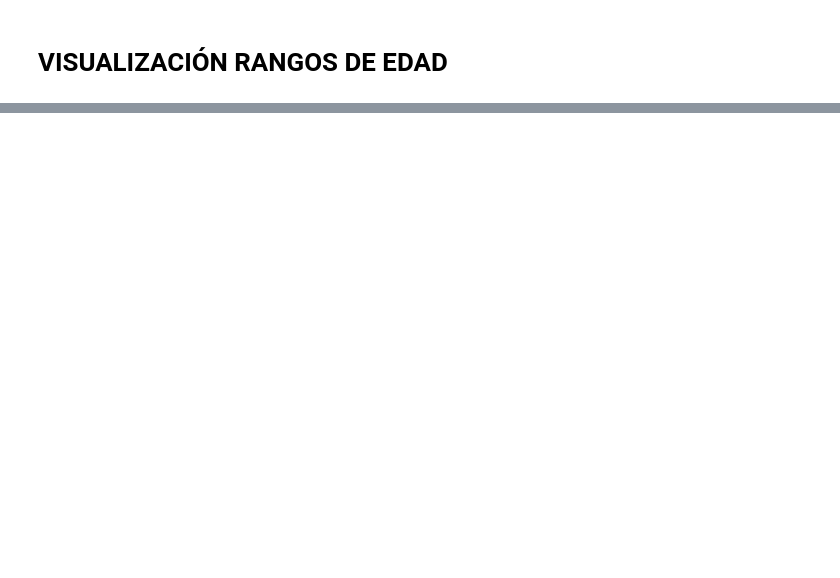
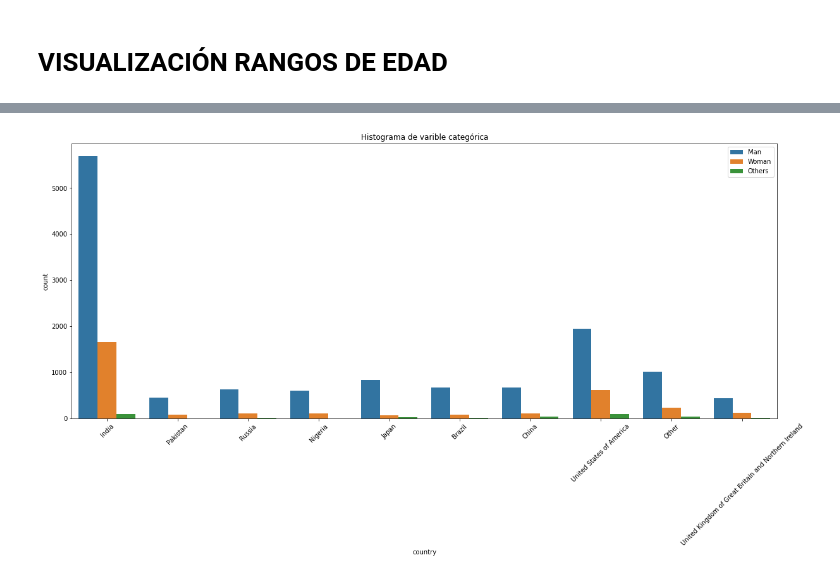
Before and after one commit to Adalab/project-da-promo-A-module-2-team-1-, a Jupyter notebook: limpieza/prueba_visualizacion.ipynb, the cells around one changed output, grey strips where cells are left out. Drawn from its saved outputs; the diff is of its cells as text; code cells hidden in the pictures; blank space fills up the shorter version.

```diff
--- a/limpieza/prueba_visualizacion.ipynb
+++ b/limpieza/prueba_visualizacion.ipynb
@@ -48,0 +61,6 @@ fig = sns.histplot(x = "age", data = df,hue = 'gender')
+# %%
+paises_primeros = df.stb.freq(['country'])[0:10]
+paises_primeros
+
+paises_10 = df[df["country"].isin(paises_primeros["country"])]
+paises_10
@@ -48,0 +81,10 @@ fig = sns.histplot(x = "age", data = df,hue = 'gender')
+# %%
+plt.figure(figsize =(20,8))
+fig = sns.countplot(x= "country", data = paises_10, hue = "gender_2")
+#fig.set(xlabel='Isla', ylabel= 'Cuentas' )
+fig.legend(loc="upper right")
+fig.set_title('Histograma de varible categórica')
+plt.xticks(rotation=45)
+plt.show()
+# %% [output]
+[figure, added]
```
Also changed, not shown: parts of 8 cells of this notebook, 1 other file.
